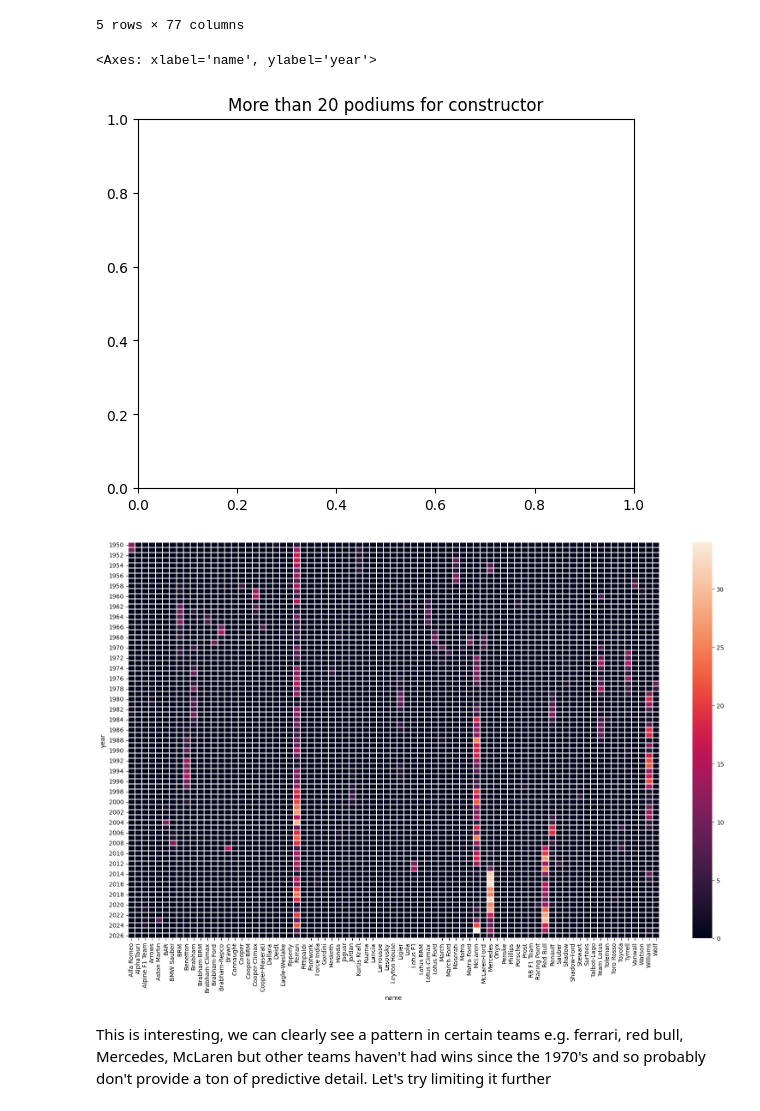
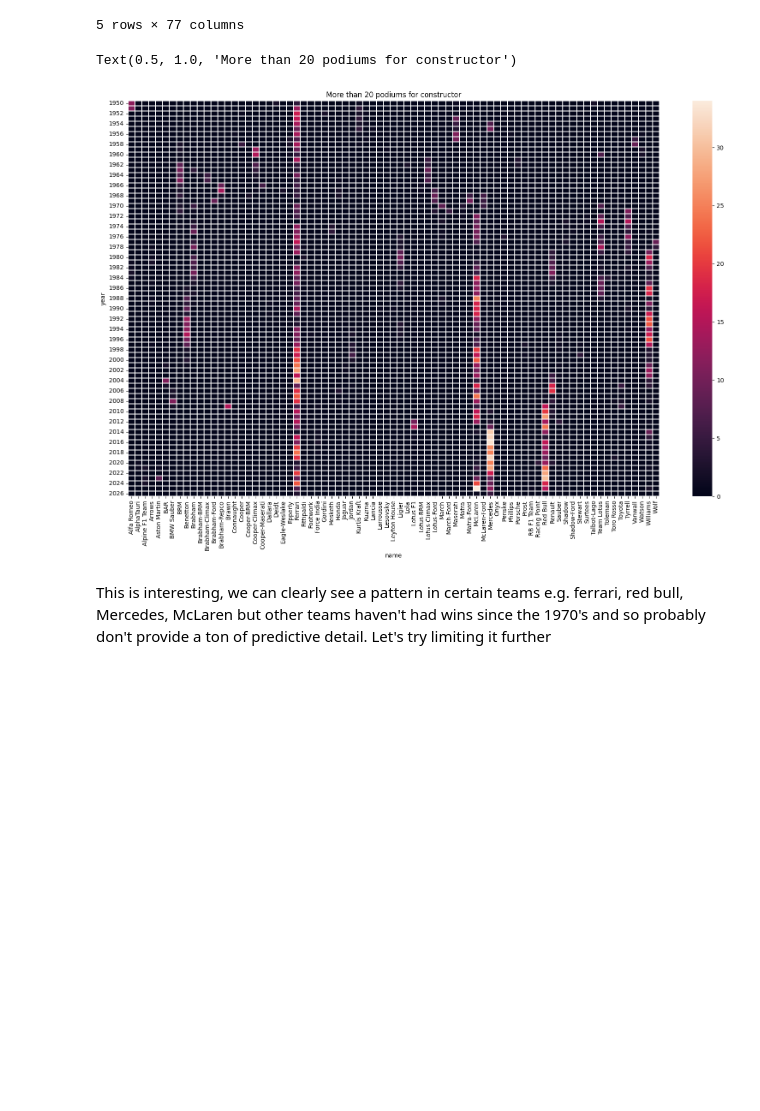
Before and after one commit to DaveAhearne/F1Prediction, a Jupyter notebook: F1Predictor.ipynb, the cells around one changed output. Cells and saved outputs as stored; diff of their text form; code cells hidden in the pictures; blank space fills up the shorter version.

```diff
--- a/F1Predictor.ipynb
+++ b/F1Predictor.ipynb
@@ -190,13 +217,11 @@ pivot_constructor_df.tail()
 | 2026 | 0.0 | 0.0 | 0.0 | 0.0 | 0.0 | 0.0 | 0.0 | 0.0 | 0.0 | ... |
 5 rows × 77 columns
 # %%
-plt.title("More than 20 podiums for constructor")
 fig = plt.figure(figsize=(20, 12))
-sns.heatmap(pivot_constructor_df, linewidths=0.1)
+sns.heatmap(pivot_constructor_df, linewidths=0.1).set_title("More than 20 podiums for constructor")
 # %% [output]
-<Axes: xlabel='name', ylabel='year'>
+Text(0.5, 1.0, 'More than 20 podiums for constructor')
-[figure, old version]
+[figure, new version]
-[figure, removed]
 # %% [markdown]
 This is interesting, we can clearly see a pattern in certain teams e.g. ferrari, red bull, Mercedes, McLaren but other teams haven't had wins since the 1970's and so probably don't provide a ton of predictive detail. Let's try limiting it further
 # %%
```
Also changed, not shown: parts of 12 cells of this notebook.
